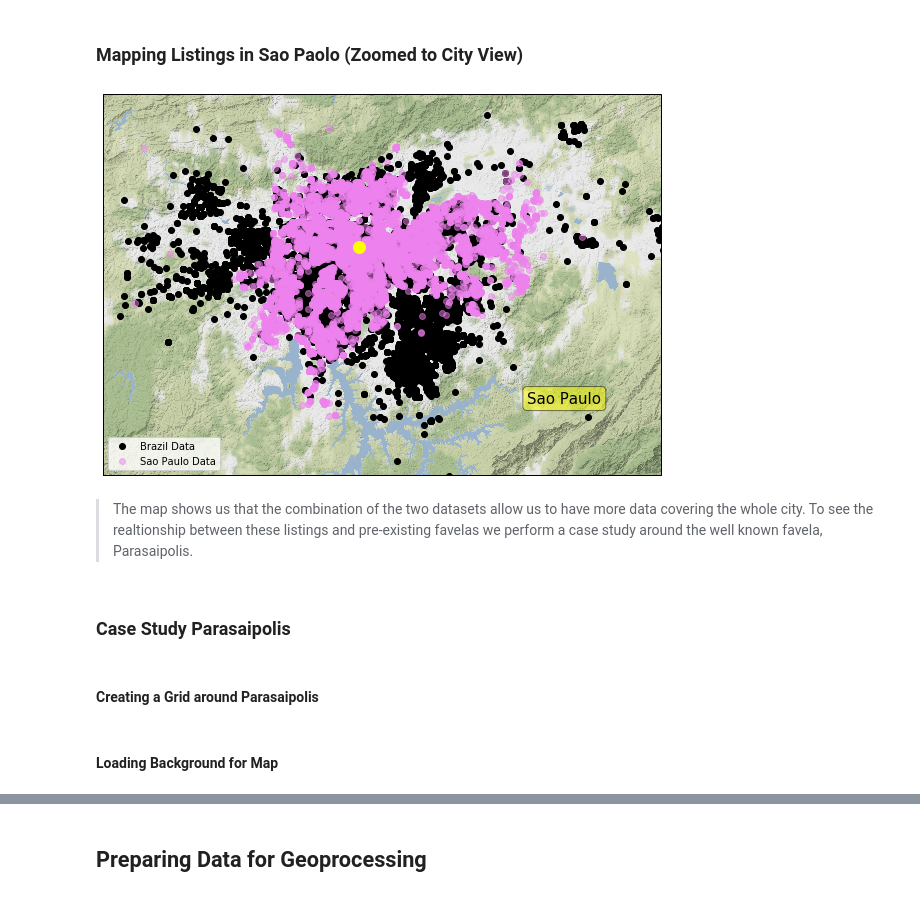
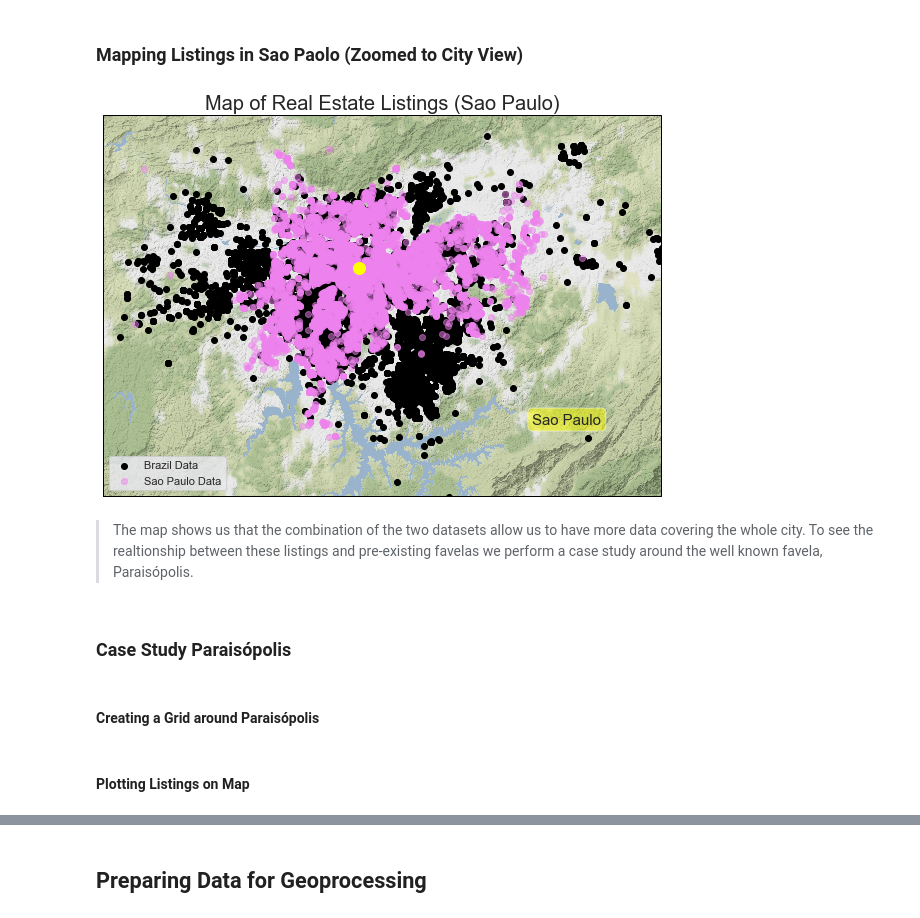
Before and after one commit to q-downgrade/informal-settlement-identification, a Jupyter notebook: eda/EDA.ipynb, the cells around one changed output, grey strips where cells are left out. Saved outputs shown, nothing was run; the diff lists cells and outputs as text; code cells hidden in the pictures.

```diff
--- a/eda/EDA.ipynb
+++ b/eda/EDA.ipynb
@@ -106,0 +144,8 @@ np.log(geo_data_sp['Price']).hist();
+# %%
+sns.set(rc={'figure.figsize':(6, 6)})
+sns.distplot(np.log(geo_data_sp['Price']),
+             kde= False,
+             axlabel='Price'
+
+            ).set_title('Distribution of Log Prices for Sao Paulo Dataset')
+;
@@ -133,0 +174,8 @@ np.log(geo_data_br['price']).hist();
+# %%
+sns.set(rc={'figure.figsize':(6, 6)})
+sns.distplot(geo_data_br['price'],
+             kde= False,
+             axlabel='Price'
+
+             ).set_title('Distribution of Prices for Brazil Dataset')
+;
@@ -133,0 +185,7 @@ np.log(geo_data_br['price']).hist();
+# %%
+sns.set(rc={'figure.figsize':(6, 6)})
+sns.distplot(np.log(geo_data_br['price']),
+             kde= False,
+             axlabel='Price'
+
+            ).set_title('Distribution of Log Prices for Brazil Dataset');
@@ -215,7 +278,7 @@ plt.show()
 ### Filter Brazil Data for Sao Paulo Listings
 # %%
 mask = geo_data_br.applymap(lambda x: '|São Paulo|' in str(x))
-geo_data_br_sp = geo_data_br[mask.any(axis=1)]
+geo_data_br_sp = geo_data_br[mask.any(axis=1)].reset_index(drop= True)
 
 # Shape of filtered dataset
 geo_data_br_sp.shape
@@ -316,45 +379,45 @@ text_transform = offset_copy(geodetic_transform, units='dots', x=-25)
 
     # Add text.
 plt.text(-46.25, -23.75, u'Sao Paulo',
              verticalalignment='center', horizontalalignment='right',
              transform=text_transform,
          fontdict={'size': 15},
              bbox=dict(facecolor='yellow', alpha=0.5, boxstyle='round'))
 
 # Brazil Data
 plt.scatter(geo_data_br_sp['lon'], geo_data_br_sp['lat'],
          color='black', marker='o',
          transform=ccrs.Geodetic(),
          alpha = 1,
          label= 'Brazil Data'
          )
 
 
 # Sao Paulo Data
 plt.scatter(geo_data_sp['Longitude'], geo_data_sp['Latitude'],
          color='violet', marker='o',
          transform=ccrs.Geodetic(),
          alpha = 0.5,
          label= 'Sao Paulo Data'
          )
-
+plt.title('Map of Real Estate Listings (Sao Paulo)', size= 20)
 plt.legend()
 plt.show()
 
 
 #Adapted from: https://scitools.org.uk/cartopy/docs/v0.15/examples/eyja_volcano.html
 # %% [output]
-[figure, old version]
+[figure, new version]
 # %% [markdown]
-> The map shows us that the combination of the two datasets allow us to have more data covering the whole city. To see the realtionship between these listings and pre-existing favelas we perform a case study around the well known favela, Parasaipolis.
+> The map shows us that the combination of the two datasets allow us to have more data covering the whole city. To see the realtionship between these listings and pre-existing favelas we perform a case study around the well known favela, Paraisópolis.
 # %% [markdown]
-### Case Study Parasaipolis
+### Case Study Paraisópolis
 # %% [markdown]
-#### Creating a Grid around Parasaipolis
+#### Creating a Grid around Paraisópolis
 # %%
 BBox = [-46.7483, -46.7054,
          -23.5936, -23.6355]
-# %% [markdown]
-#### Loading Background for Map
+# %% [markdown]
+#### Plotting Listings on Map
 # %%
 # Create a Stamen Terrain instance.
```
Also changed, not shown: parts of 30 cells of this notebook, 3 other files.
